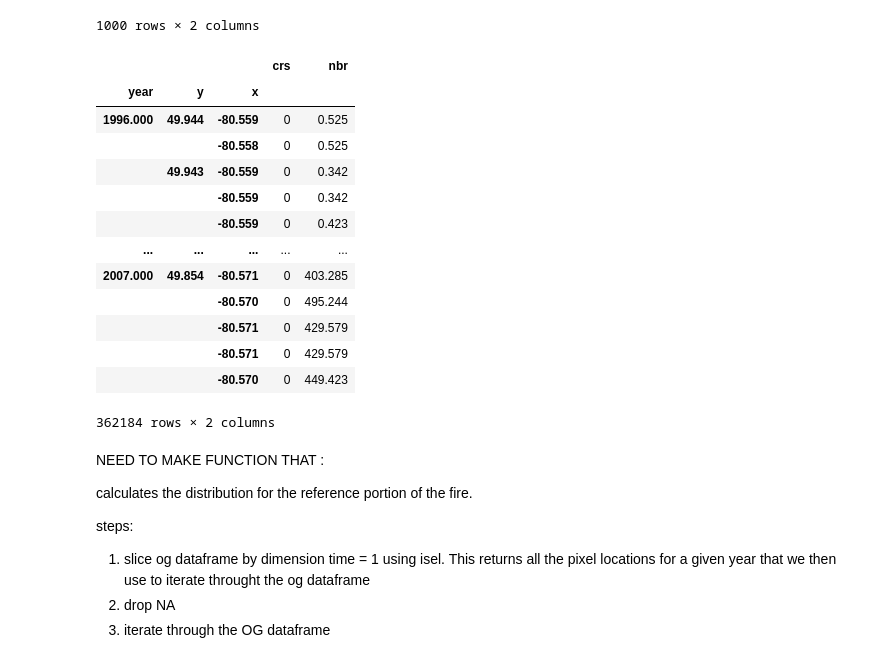
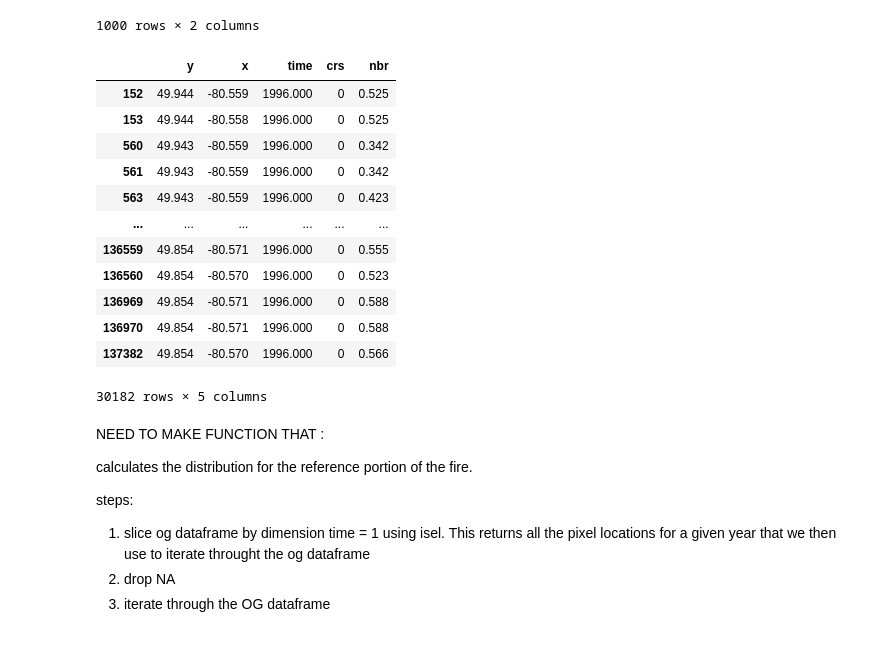
Before and after one commit to jackagoldman/spectral-recovery, a Jupyter notebook: py/within_fire_variability.ipynb, the cells around one changed output. Saved outputs shown, nothing was run; the diff lists cells and outputs as text; code cells hidden in the pictures.

```diff
--- a/py/within_fire_variability.ipynb
+++ b/py/within_fire_variability.ipynb
@@ -170,23 +170,23 @@ recovery_magnitude(df)
 | 0 | -4.467 | 1000 |
 1000 rows × 2 columns
 # %%
-ds2 = ds.to_dataframe()
+ds2 = ds.isel(time= 0)
+ds2 = ds2.to_dataframe().reset_index()
 ds2.dropna()
 # %% [output]
-|  |  |  | crs | nbr |
-| year | y | x |  |  |
-| 1996.000 | 49.944 | -80.559 | 0 | 0.525 |
-|  |  | -80.558 | 0 | 0.525 |
-|  | 49.943 | -80.559 | 0 | 0.342 |
-|  |  | -80.559 | 0 | 0.342 |
-|  |  | -80.559 | 0 | 0.423 |
-| ... | ... | ... | ... | ... |
-| 2007.000 | 49.854 | -80.571 | 0 | 403.285 |
-|  |  | -80.570 | 0 | 495.244 |
-|  |  | -80.571 | 0 | 429.579 |
-|  |  | -80.571 | 0 | 429.579 |
-|  |  | -80.570 | 0 | 449.423 |
+|  | y | x | time | crs | nbr |
+| 152 | 49.944 | -80.559 | 1996.000 | 0 | 0.525 |
+| 153 | 49.944 | -80.558 | 1996.000 | 0 | 0.525 |
+| 560 | 49.943 | -80.559 | 1996.000 | 0 | 0.342 |
+| 561 | 49.943 | -80.559 | 1996.000 | 0 | 0.342 |
+| 563 | 49.943 | -80.559 | 1996.000 | 0 | 0.423 |
+| ... | ... | ... | ... | ... | ... |
+| 136559 | 49.854 | -80.571 | 1996.000 | 0 | 0.555 |
+| 136560 | 49.854 | -80.570 | 1996.000 | 0 | 0.523 |
+| 136969 | 49.854 | -80.571 | 1996.000 | 0 | 0.588 |
+| 136970 | 49.854 | -80.571 | 1996.000 | 0 | 0.588 |
+| 137382 | 49.854 | -80.570 | 1996.000 | 0 | 0.566 |
-362184 rows × 2 columns
+30182 rows × 5 columns
 # %% [markdown]
 NEED TO MAKE FUNCTION THAT :
 
```
Also changed, not shown: parts of 2 cells of this notebook.
